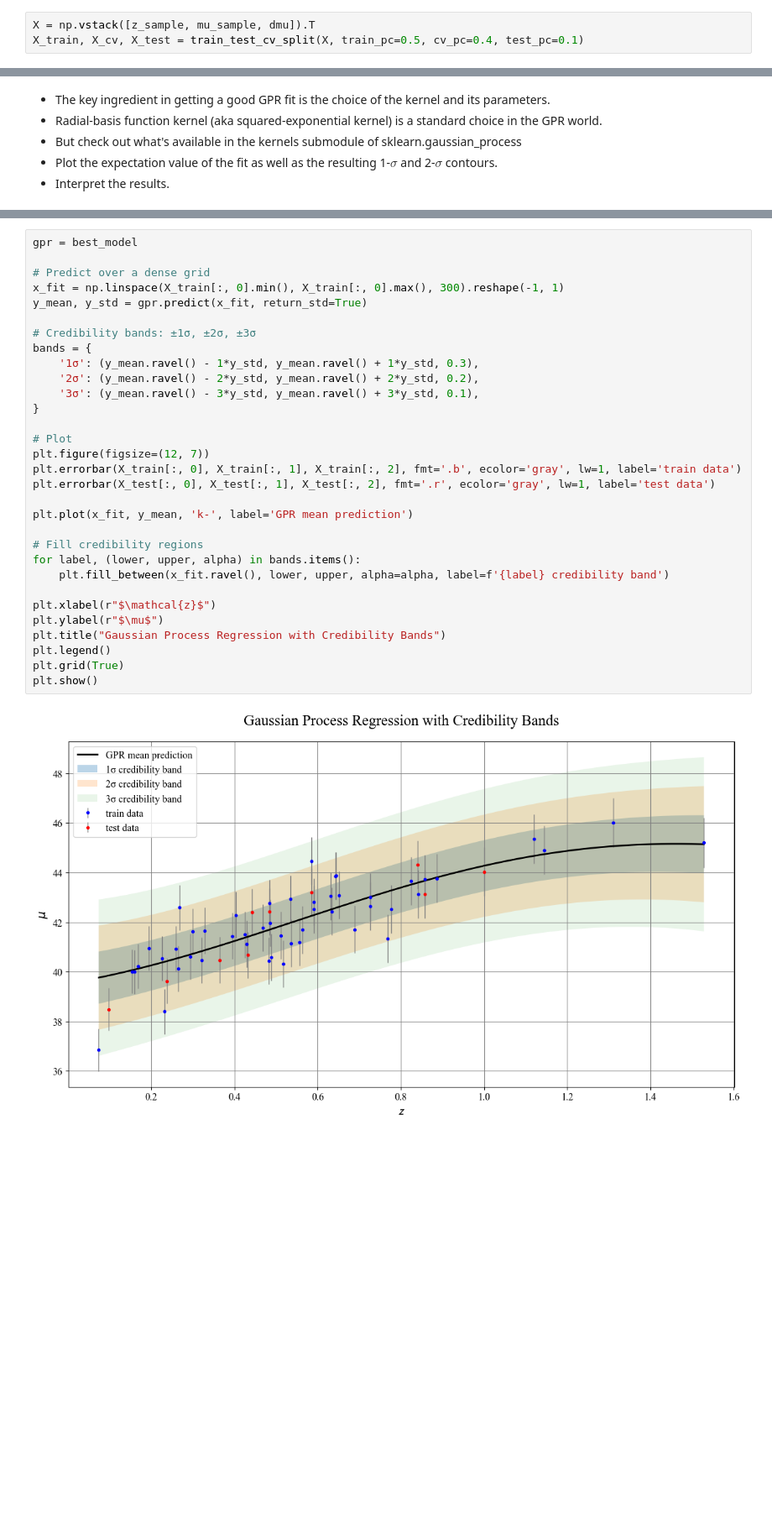
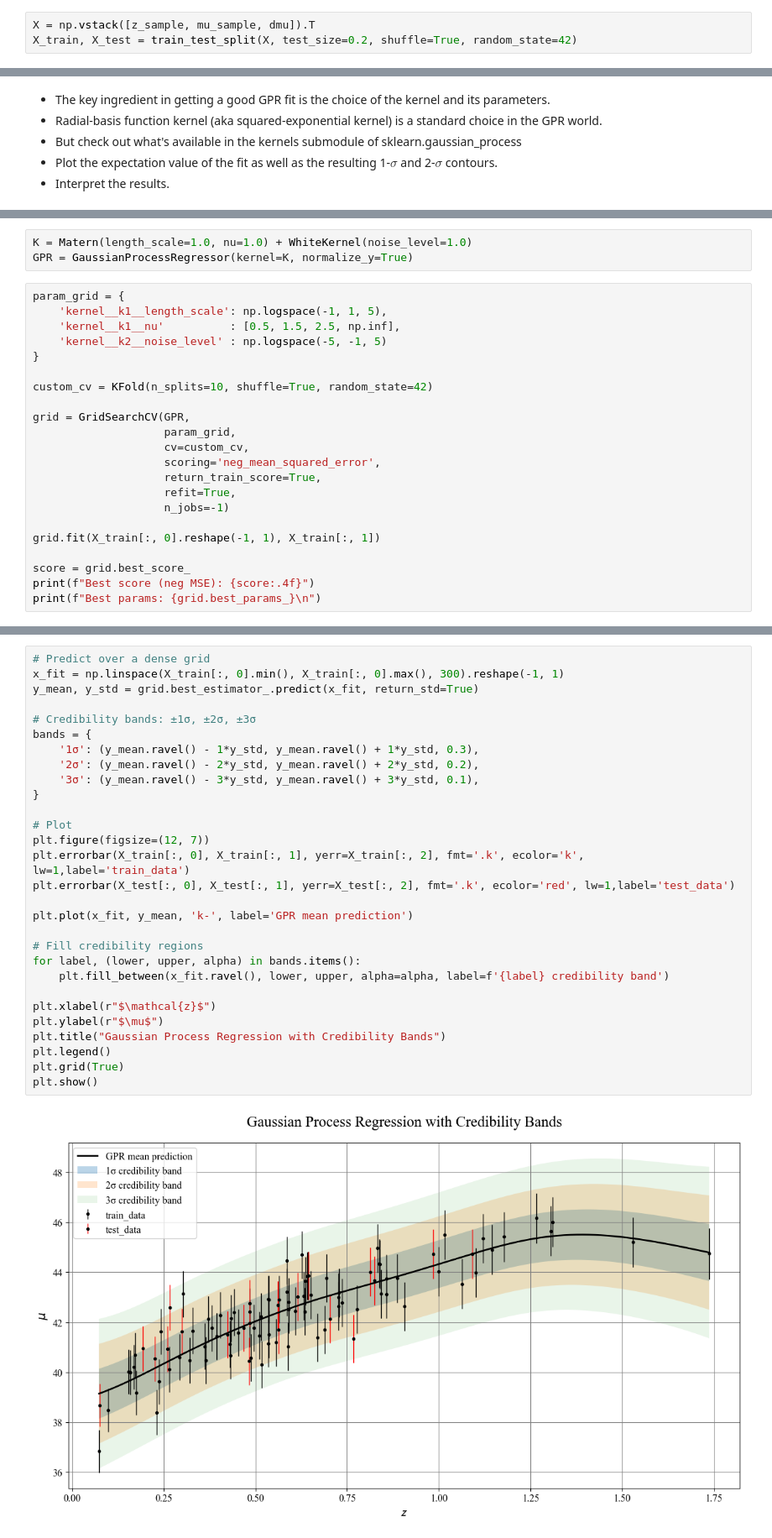
Before and after one commit to Richardforphys/Astrostatistics, a Jupyter notebook: Notebooks/Exam/supernovae_part2.ipynb, the cells around one changed output, grey strips where cells are left out. Shown: that part at 84% size. Drawn from its saved outputs; the diff is of its cells as text; blank space fills up the shorter version.

```diff
--- a/Notebooks/Exam/supernovae_part2.ipynb
+++ b/Notebooks/Exam/supernovae_part2.ipynb
@@ -13,5 +25,5 @@ import matplotlib.pyplot as plt
 # %%
 X = np.vstack([z_sample, mu_sample, dmu]).T
-X_train, X_cv, X_test = train_test_cv_split(X, train_pc=0.5, cv_pc=0.4, test_pc=0.1)
+X_train, X_test = train_test_split(X, test_size=0.2, shuffle=True, random_state=42)
 # %%
 plt.errorbar(X_train[:, 0], X_train[:, 1], yerr=X_train[:, 2], fmt='.k', ecolor='k', lw=1,label='train_data')
@@ -157,0 +55,25 @@ GaussianProcessRegressor(kernel=RBF(length_scale=0.00464) + WhiteKernel(noise_le
+# %%
+K = Matern(length_scale=1.0, nu=1.0) + WhiteKernel(noise_level=1.0)
+GPR = GaussianProcessRegressor(kernel=K, normalize_y=True)
+# %%
+param_grid = {
+    'kernel__k1__length_scale': np.logspace(-1, 1, 5),
+    'kernel__k1__nu'          : [0.5, 1.5, 2.5, np.inf],
+    'kernel__k2__noise_level' : np.logspace(-5, -1, 5)
+}
+
+custom_cv = KFold(n_splits=10, shuffle=True, random_state=42)
+
+grid = GridSearchCV(GPR,
+                    param_grid,
+                    cv=custom_cv,
+                    scoring='neg_mean_squared_error',
+                    return_train_score=True,
+                    refit=True,
+                    n_jobs=-1)
+
+grid.fit(X_train[:, 0].reshape(-1, 1), X_train[:, 1])
+
+score = grid.best_score_
+print(f"Best score (neg MSE): {score:.4f}")
+print(f"Best params: {grid.best_params_}\n")
@@ -158,33 +83,31 @@ GaussianProcessRegressor(kernel=RBF(length_scale=0.00464) + WhiteKernel(noise_le
 # %%
-gpr = best_model
-
 # Predict over a dense grid
 x_fit = np.linspace(X_train[:, 0].min(), X_train[:, 0].max(), 300).reshape(-1, 1)
-y_mean, y_std = gpr.predict(x_fit, return_std=True)
+y_mean, y_std = grid.best_estimator_.predict(x_fit, return_std=True)
 
 # Credibility bands: ±1σ, ±2σ, ±3σ
 bands = {
     '1σ': (y_mean.ravel() - 1*y_std, y_mean.ravel() + 1*y_std, 0.3),
     '2σ': (y_mean.ravel() - 2*y_std, y_mean.ravel() + 2*y_std, 0.2),
     '3σ': (y_mean.ravel() - 3*y_std, y_mean.ravel() + 3*y_std, 0.1),
 }
 
 # Plot
 plt.figure(figsize=(12, 7))
-plt.errorbar(X_train[:, 0], X_train[:, 1], X_train[:, 2], fmt='.b', ecolor='gray', lw=1, label='train data')
-plt.errorbar(X_test[:, 0], X_test[:, 1], X_test[:, 2], fmt='.r', ecolor='gray', lw=1, label='test data')
+plt.errorbar(X_train[:, 0], X_train[:, 1], yerr=X_train[:, 2], fmt='.k', ecolor='k', lw=1,label='train_data')
+plt.errorbar(X_test[:, 0], X_test[:, 1], yerr=X_test[:, 2], fmt='.k', ecolor='red', lw=1,label='test_data')
 
 plt.plot(x_fit, y_mean, 'k-', label='GPR mean prediction')
 
 # Fill credibility regions
 for label, (lower, upper, alpha) in bands.items():
     plt.fill_between(x_fit.ravel(), lower, upper, alpha=alpha, label=f'{label} credibility band')
 
 plt.xlabel(r"$\mathcal{z}$")
 plt.ylabel(r"$\mu$")
 plt.title("Gaussian Process Regression with Credibility Bands")
 plt.legend()
 plt.grid(True)
 plt.show()
 # %% [output]
-[figure, old version]
+[figure, new version]
```
Also changed, not shown: parts of 29 cells of this notebook.
